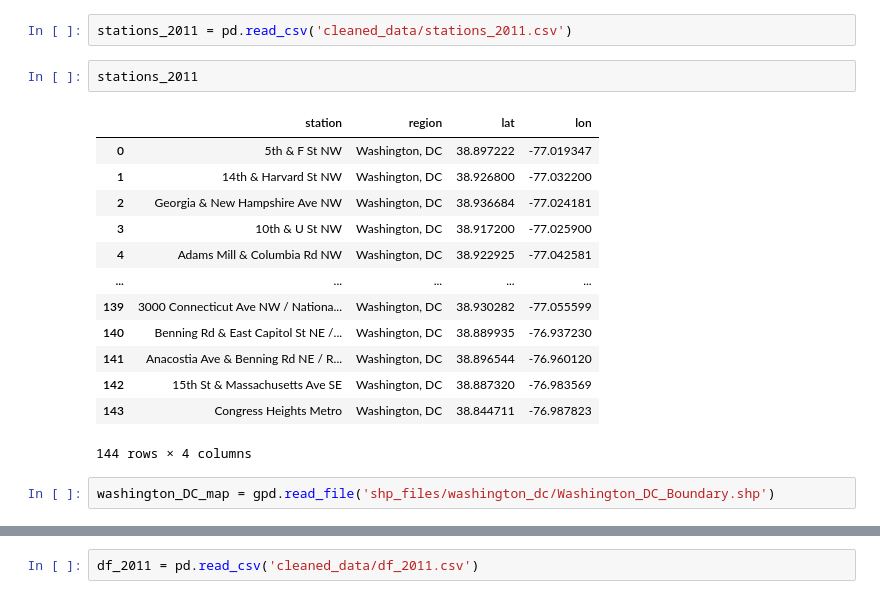
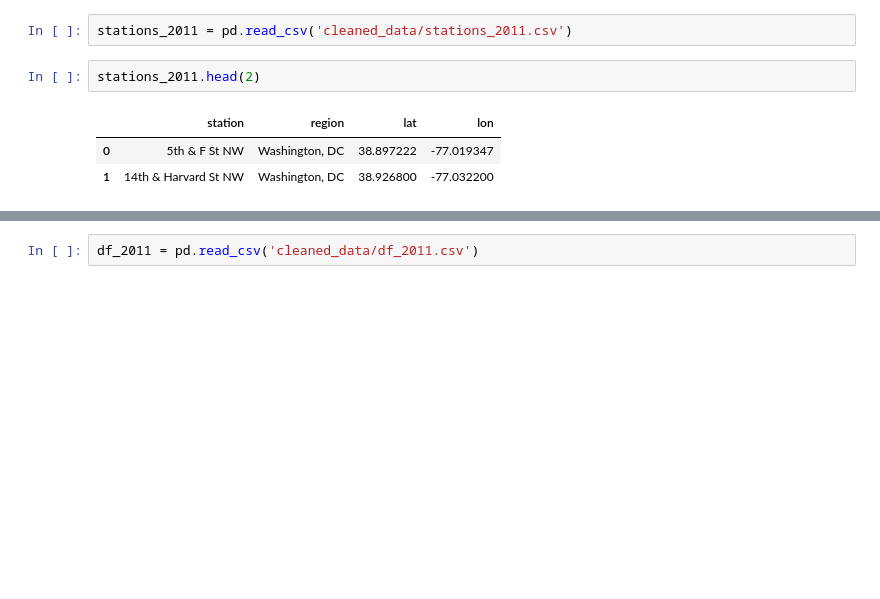
Before and after one commit to kyungoh22/bike_analysis, a Jupyter notebook: plot_geopandas_part_1.ipynb, the cells around one changed output, grey strips where cells are left out. Saved outputs shown, nothing was run; the diff lists cells and outputs as text; blank space fills up the shorter version.

```diff
--- a/plot_geopandas_part_1.ipynb
+++ b/plot_geopandas_part_1.ipynb
@@ -30,20 +14,8 @@ from shapely.geometry import Point, Polygon
 # %%
 stations_2011 = pd.read_csv('cleaned_data/stations_2011.csv')
 # %%
-stations_2011
+stations_2011.head(2)
 # %% [output]
 |  | station | region | lat | lon |
 | 0 | 5th & F St NW | Washington, DC | 38.897222 | -77.019347 |
 | 1 | 14th & Harvard St NW | Washington, DC | 38.926800 | -77.032200 |
-| 2 | Georgia & New Hampshire Ave NW | Washington, DC | 38.936684 | -77.024181 |
-| 3 | 10th & U St NW | Washington, DC | 38.917200 | -77.025900 |
-| 4 | Adams Mill & Columbia Rd NW | Washington, DC | 38.922925 | -77.042581 |
-| ... | ... | ... | ... | ... |
-| 139 | 3000 Connecticut Ave NW / Nationa... | Washington, DC | 38.930282 | -77.055599 |
-| 140 | Benning Rd & East Capitol St NE /... | Washington, DC | 38.889935 | -76.937230 |
-| 141 | Anacostia Ave & Benning Rd NE / R... | Washington, DC | 38.896544 | -76.960120 |
-| 142 | 15th St & Massachusetts Ave SE | Washington, DC | 38.887320 | -76.983569 |
-| 143 | Congress Heights Metro | Washington, DC | 38.844711 | -76.987823 |
-144 rows × 4 columns
-# %%
-washington_DC_map = gpd.read_file('shp_files/washington_dc/Washington_DC_Boundary.shp')
```
Also changed, not shown: parts of 36 cells of this notebook, 4 other files.
